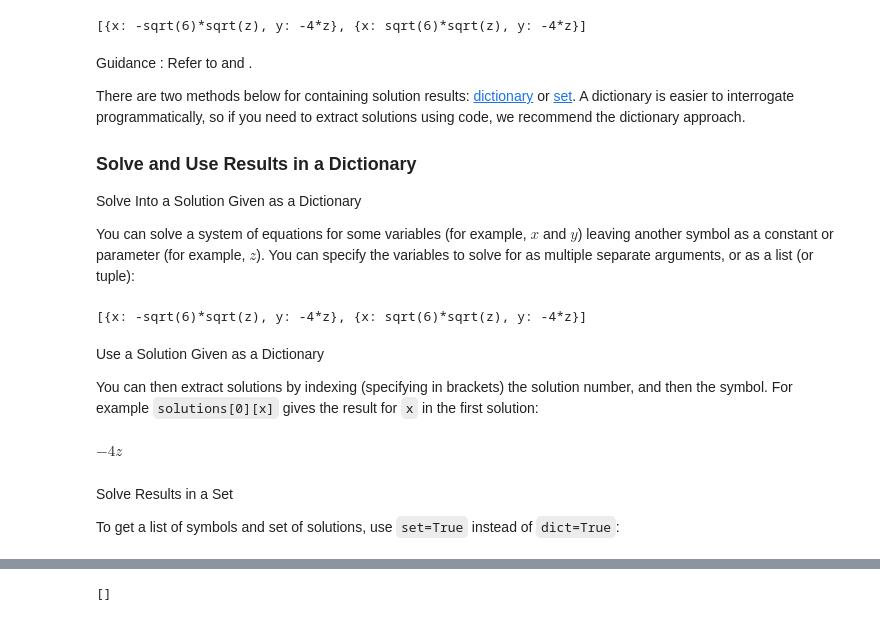
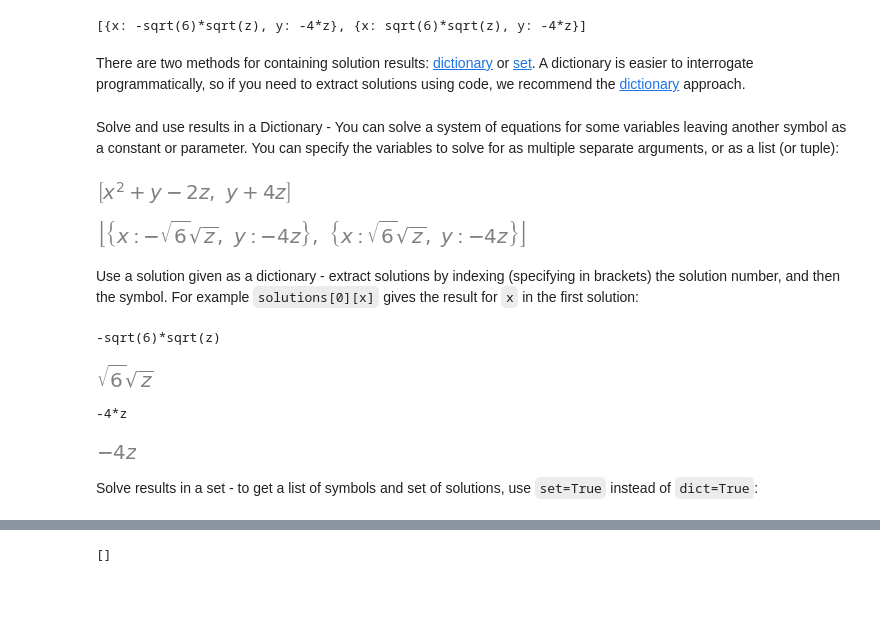
Before and after one commit to raywkhon/PyAstro, a Jupyter notebook: SymPy2.ipynb, the cells around one changed output, grey strips where cells are left out. Cells and saved outputs as stored; diff of their text form; code cells hidden in the pictures; blank space fills up the shorter version.

```diff
--- a/SymPy2.ipynb
+++ b/SymPy2.ipynb
@@ -26,48 +26,40 @@ solve([x**2 + y - 2*z, y + 4*z], x, y, dict=True)
 # %% [output]
 [{x: -sqrt(6)*sqrt(z), y: -4*z}, {x: sqrt(6)*sqrt(z), y: -4*z}]
 # %% [markdown]
-Guidance : Refer to
-[](solving-guidance.md#include-the-variable-to-be-solved-for-in-the-function-call)
-and [](ensure-consistent-formatting-from-solve).
-
-There are two methods below for containing solution results:
-[dictionary](#solve-and-use-results-in-a-dictionary) or
-[set](#solve-results-in-a-set). A dictionary is easier to interrogate
-programmatically, so if you need to extract solutions using code, we recommend
-the dictionary approach.
-
-### Solve and Use Results in a Dictionary
-
-Solve Into a Solution Given as a Dictionary
-
-You can solve a system of equations for some variables (for example, $x$ and
-$y$) leaving another symbol as a constant or parameter (for example, $z$). You
-can specify the variables to solve for as multiple separate arguments, or as a
-list (or tuple):
+There are two methods for containing solution results:
+[dictionary](#solve-and-use-results-in-a-dictionary) or [set](#solve-results-in-a-set). A dictionary is easier to interrogate
+programmatically, so if you need to extract solutions using code, we recommend the [dictionary](#solve-and-use-results-in-a-dictionary) approach.
+# %% [markdown]
+
+Solve and use results in a Dictionary - You can solve a system of equations for some variables leaving another symbol as a constant or parameter. You can specify the variables to solve for as multiple separate arguments, or as a list (or tuple):
 # %%
 from sympy import solve
 from sympy.abc import x, y, z
 equations = [x**2 + y - 2*z, y + 4*z]
-solutions = solve(equations, x, y, dict=True)
-solutions
+equations
 # %% [output]
-[{x: -sqrt(6)*sqrt(z), y: -4*z}, {x: sqrt(6)*sqrt(z), y: -4*z}]
+[figure, added]
+# %%
+solutions = solve(equations, x, y, dict=True) # get a list of dictionaries with `dict=True`
+solutions
+# %% [output]
+[figure, added]
 # %% [markdown]
-Use a Solution Given as a Dictionary
-
-You can then extract solutions by indexing (specifying in brackets) the solution
-number, and then the symbol. For example `solutions[0][x]` gives the result for
-`x` in the first solution:
+Use a solution given as a dictionary - extract solutions by indexing (specifying in brackets) the solution number, and then the symbol. For example `solutions[0][x]` gives the result for `x` in the first solution:
 # %%
-solutions[0][x]
-solutions[0][y]
+print(solutions[0][x])
+solutions[1][x]
 # %% [output]
-$\displaystyle - 4 z$
+-sqrt(6)*sqrt(z)
+[figure, added]
+# %%
+print(solutions[0][y])
+solutions[1][y]
+# %% [output]
+-4*z
+[figure, added]
 # %% [markdown]
-Solve Results in a Set
-
-To get a list of symbols and set of solutions, use `set=True` instead of
-`dict=True`:
+Solve results in a set - to get a list of symbols and set of solutions, use `set=True` instead of `dict=True`:
 # %%
 from sympy import solve
 from sympy.abc import x, y, z
```
Also changed, not shown: parts of 22 cells of this notebook, 10 other files.
